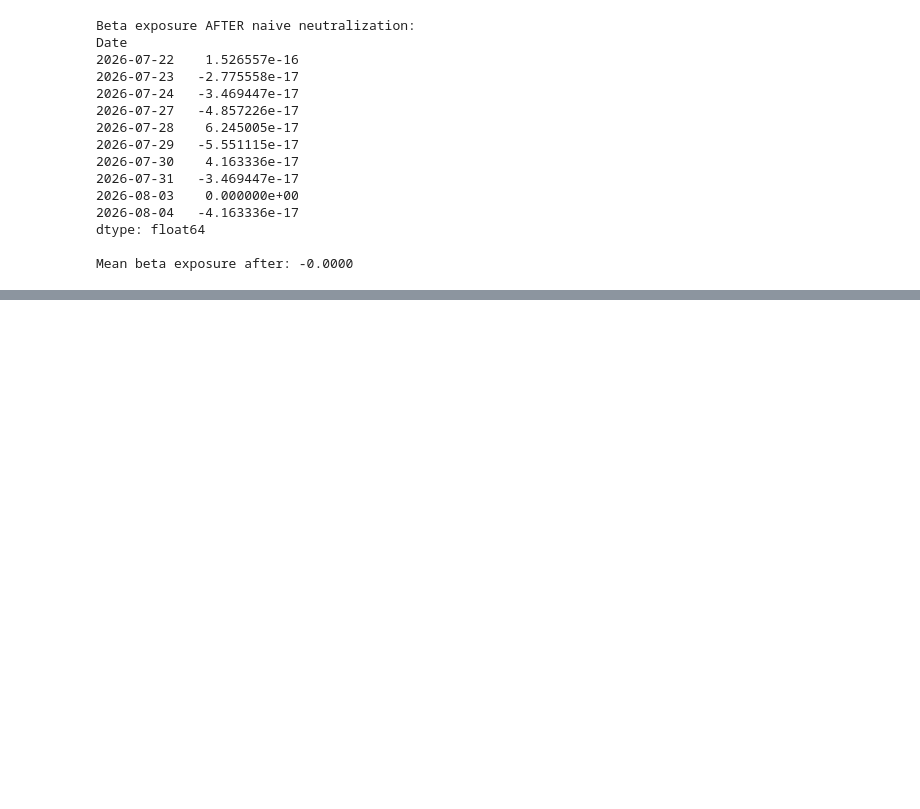
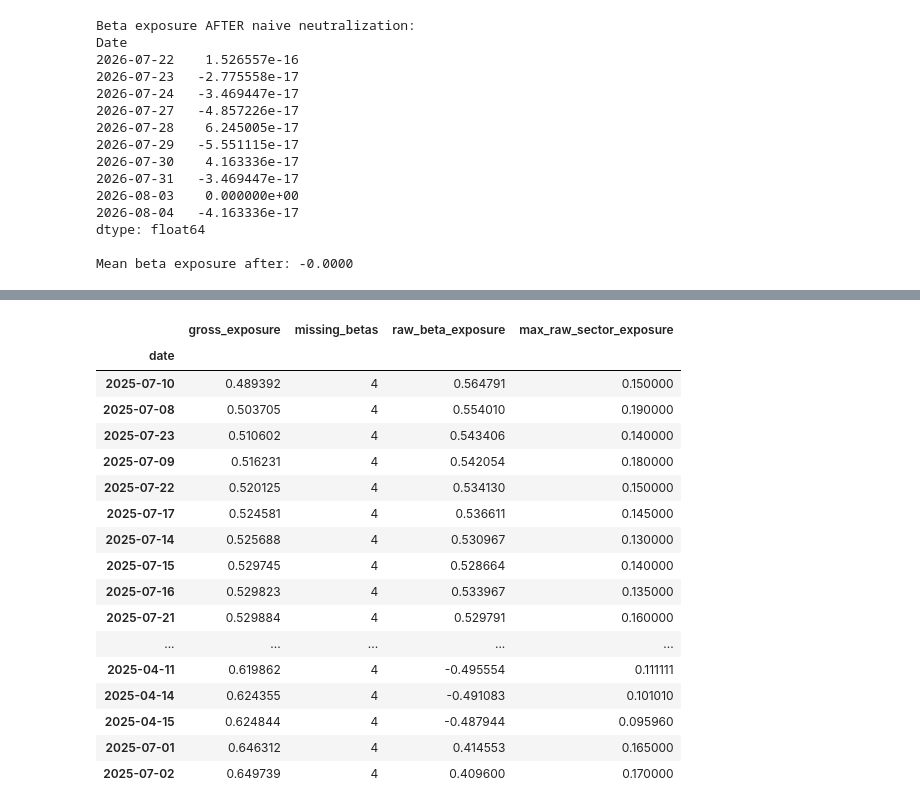
Before and after one commit to pgrajzl/systematic-portfolio-engine-equities-1, a Jupyter notebook: notebooks/alpha_signal_playground.ipynb, the cells around one changed output, grey strips where cells are left out. Drawn from its saved outputs; the diff is of its cells as text; code cells hidden in the pictures; blank space fills up the shorter version.

```diff
--- a/notebooks/alpha_signal_playground.ipynb
+++ b/notebooks/alpha_signal_playground.ipynb
@@ -424,0 +1091,4 @@ Mean beta exposure after: -0.0000
+# %%
+from modules.standardization.zscore import standardize_signal
+
+momentum_standardized = standardize_signal(momentum_signal)
@@ -424,0 +1117,5 @@ Mean beta exposure after: -0.0000
+# %%
+from modules.risk.factor_exposure import compute_rolling_beta
+
+betas = compute_rolling_beta(close_with_spy, market_ticker="SPY", window=252)
+print(f"Missing betas on {check_date.date()}: {betas.loc[check_date].isna().sum()}")
@@ -424,0 +1164,10 @@ Mean beta exposure after: -0.0000
+# %%
+active_dates = momentum_optimized_full[(momentum_optimized_full != 0).any(axis=1)].index
+
+gross_full = momentum_optimized_full.loc[active_dates].abs().sum(axis=1)
+net_full = momentum_optimized_full.loc[active_dates].sum(axis=1)
+
+print("Gross exposure:")
+print(gross_full.describe())
+print("\nNet exposure:")
+print(net_full.describe())
@@ -424,0 +1208,5 @@ Mean beta exposure after: -0.0000
+# %%
+# Find every date with unusually low gross exposure, not just the worst one
+low_gross_dates = gross_full[gross_full < 0.65].sort_values()
+print(f"Number of low-gross-exposure dates: {len(low_gross_dates)}")
+print(low_gross_dates)
@@ -424,0 +1231,37 @@ Mean beta exposure after: -0.0000
+# %%
+diagnostic_rows = []
+
+for date in low_gross_dates.index:
+    n_missing_betas = betas.loc[date].isna().sum() if date in betas.index else None
+    raw_beta = compute_portfolio_factor_exposure(momentum_quantile_weights, betas).loc[date]
+    raw_sectors = compute_sector_exposure(momentum_quantile_weights, universe).loc[date]
+    max_sector = raw_sectors.abs().max()
+
+    diagnostic_rows.append({
+        "date": date,
+        "gross_exposure": low_gross_dates[date],
+        "missing_betas": n_missing_betas,
+        "raw_beta_exposure": raw_beta,
+        "max_raw_sector_exposure": max_sector,
+    })
+
+pd.DataFrame(diagnostic_rows).set_index("date")
+# %% [output]
+|  | gross_exposure | missing_betas | raw_beta_exposure | max_raw_sector_exposure |
+| date |  |  |  |  |
+| 2025-07-10 | 0.489392 | 4 | 0.564791 | 0.150000 |
+| 2025-07-08 | 0.503705 | 4 | 0.554010 | 0.190000 |
+| 2025-07-23 | 0.510602 | 4 | 0.543406 | 0.140000 |
+| 2025-07-09 | 0.516231 | 4 | 0.542054 | 0.180000 |
+| 2025-07-22 | 0.520125 | 4 | 0.534130 | 0.150000 |
+| 2025-07-17 | 0.524581 | 4 | 0.536611 | 0.145000 |
+| 2025-07-14 | 0.525688 | 4 | 0.530967 | 0.130000 |
+| 2025-07-15 | 0.529745 | 4 | 0.528664 | 0.140000 |
+| 2025-07-16 | 0.529823 | 4 | 0.533967 | 0.135000 |
+| 2025-07-21 | 0.529884 | 4 | 0.529791 | 0.160000 |
+| ... | ... | ... | ... | ... |
+| 2025-04-11 | 0.619862 | 4 | -0.495554 | 0.111111 |
+| 2025-04-14 | 0.624355 | 4 | -0.491083 | 0.101010 |
+| 2025-04-15 | 0.624844 | 4 | -0.487944 | 0.095960 |
+| 2025-07-01 | 0.646312 | 4 | 0.414553 | 0.165000 |
+| 2025-07-02 | 0.649739 | 4 | 0.409600 | 0.170000 |
```
Also changed, not shown: parts of 47 cells of this notebook, 2 other files.
